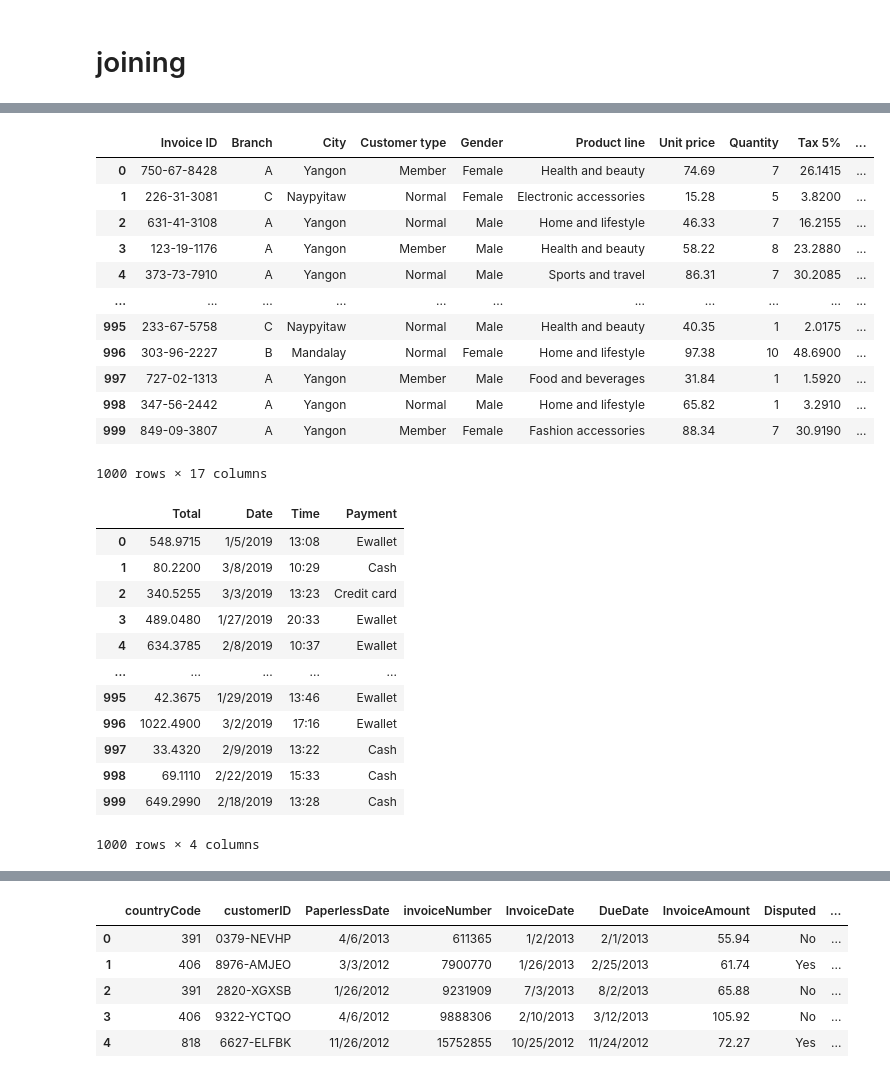
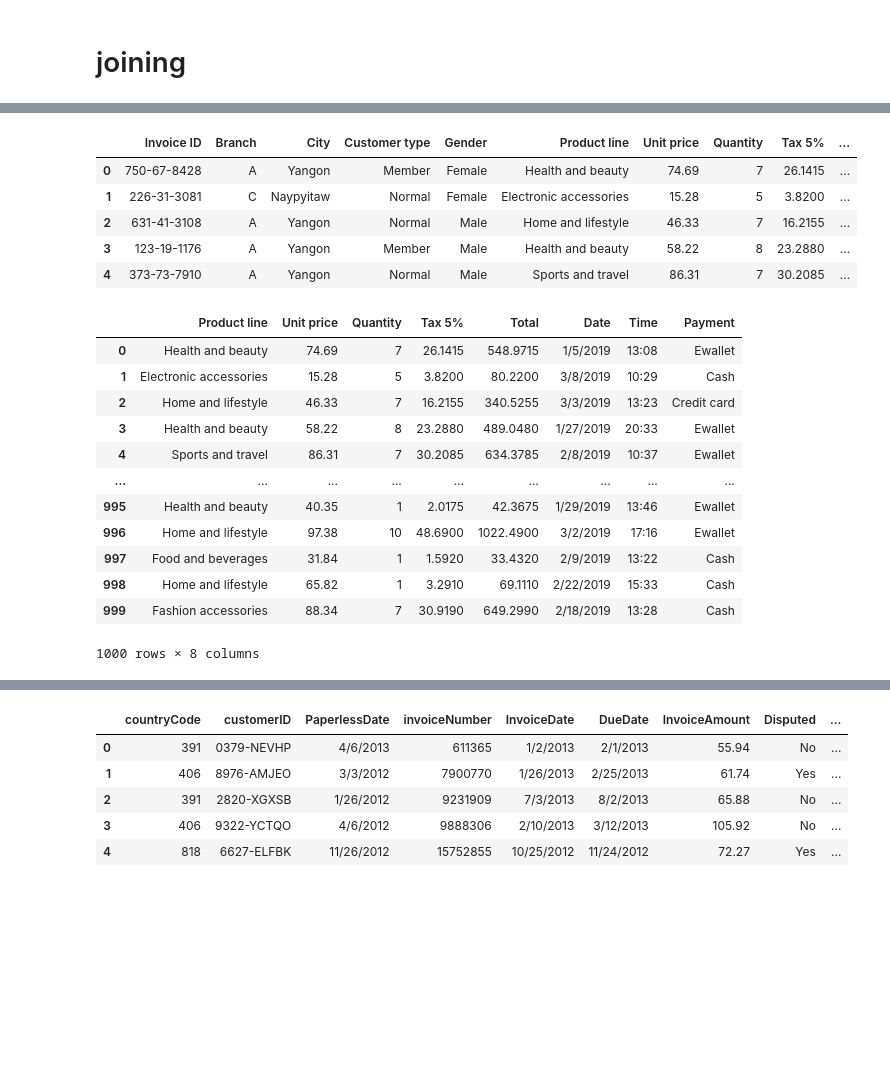
Before and after one commit to Aarika13/OCR, a Jupyter notebook: train.ipynb, the cells around one changed output, grey strips where cells are left out. Cells and saved outputs as stored; diff of their text form; code cells hidden in the pictures; blank space fills up the shorter version.

```diff
--- a/train.ipynb
+++ b/train.ipynb
@@ -107,37 +103,30 @@ df3
 # %%
 c = pd.read_csv(r'/home/sunil/Desktop/np/datasets/super.csv')
-c
+c.head()
 # %% [output]
 |  | Invoice ID | Branch | City | Customer type | Gender | Product line | Unit price | Quantity | Tax 5% | ... |
 | 0 | 750-67-8428 | A | Yangon | Member | Female | Health and beauty | 74.69 | 7 | 26.1415 | ... |
 | 1 | 226-31-3081 | C | Naypyitaw | Normal | Female | Electronic accessories | 15.28 | 5 | 3.8200 | ... |
 | 2 | 631-41-3108 | A | Yangon | Normal | Male | Home and lifestyle | 46.33 | 7 | 16.2155 | ... |
 | 3 | 123-19-1176 | A | Yangon | Member | Male | Health and beauty | 58.22 | 8 | 23.2880 | ... |
 | 4 | 373-73-7910 | A | Yangon | Normal | Male | Sports and travel | 86.31 | 7 | 30.2085 | ... |
-| ... | ... | ... | ... | ... | ... | ... | ... | ... | ... | ... |
-| 995 | 233-67-5758 | C | Naypyitaw | Normal | Male | Health and beauty | 40.35 | 1 | 2.0175 | ... |
-| 996 | 303-96-2227 | B | Mandalay | Normal | Female | Home and lifestyle | 97.38 | 10 | 48.6900 | ... |
-| 997 | 727-02-1313 | A | Yangon | Member | Male | Food and beverages | 31.84 | 1 | 1.5920 | ... |
-| 998 | 347-56-2442 | A | Yangon | Normal | Male | Home and lifestyle | 65.82 | 1 | 3.2910 | ... |
-| 999 | 849-09-3807 | A | Yangon | Member | Female | Fashion accessories | 88.34 | 7 | 30.9190 | ... |
-1000 rows × 17 columns
 # %%
-df4 = c.iloc[:,9:13]
+df4 = c.iloc[:,5:13]
 df4
 # %% [output]
-|  | Total | Date | Time | Payment |
-| 0 | 548.9715 | 1/5/2019 | 13:08 | Ewallet |
-| 1 | 80.2200 | 3/8/2019 | 10:29 | Cash |
-| 2 | 340.5255 | 3/3/2019 | 13:23 | Credit card |
-| 3 | 489.0480 | 1/27/2019 | 20:33 | Ewallet |
-| 4 | 634.3785 | 2/8/2019 | 10:37 | Ewallet |
-| ... | ... | ... | ... | ... |
-| 995 | 42.3675 | 1/29/2019 | 13:46 | Ewallet |
-| 996 | 1022.4900 | 3/2/2019 | 17:16 | Ewallet |
-| 997 | 33.4320 | 2/9/2019 | 13:22 | Cash |
-| 998 | 69.1110 | 2/22/2019 | 15:33 | Cash |
-| 999 | 649.2990 | 2/18/2019 | 13:28 | Cash |
+|  | Product line | Unit price | Quantity | Tax 5% | Total | Date | Time | Payment |
+| 0 | Health and beauty | 74.69 | 7 | 26.1415 | 548.9715 | 1/5/2019 | 13:08 | Ewallet |
+| 1 | Electronic accessories | 15.28 | 5 | 3.8200 | 80.2200 | 3/8/2019 | 10:29 | Cash |
+| 2 | Home and lifestyle | 46.33 | 7 | 16.2155 | 340.5255 | 3/3/2019 | 13:23 | Credit card |
+| 3 | Health and beauty | 58.22 | 8 | 23.2880 | 489.0480 | 1/27/2019 | 20:33 | Ewallet |
+| 4 | Sports and travel | 86.31 | 7 | 30.2085 | 634.3785 | 2/8/2019 | 10:37 | Ewallet |
+| ... | ... | ... | ... | ... | ... | ... | ... | ... |
+| 995 | Health and beauty | 40.35 | 1 | 2.0175 | 42.3675 | 1/29/2019 | 13:46 | Ewallet |
+| 996 | Home and lifestyle | 97.38 | 10 | 48.6900 | 1022.4900 | 3/2/2019 | 17:16 | Ewallet |
+| 997 | Food and beverages | 31.84 | 1 | 1.5920 | 33.4320 | 2/9/2019 | 13:22 | Cash |
+| 998 | Home and lifestyle | 65.82 | 1 | 3.2910 | 69.1110 | 2/22/2019 | 15:33 | Cash |
+| 999 | Fashion accessories | 88.34 | 7 | 30.9190 | 649.2990 | 2/18/2019 | 13:28 | Cash |
-1000 rows × 4 columns
+1000 rows × 8 columns
 # %%
 # print(*,"abede".center(6),'*',sept='')
 # %%
```
Also changed, not shown: parts of 29 cells of this notebook, 22 other files.
